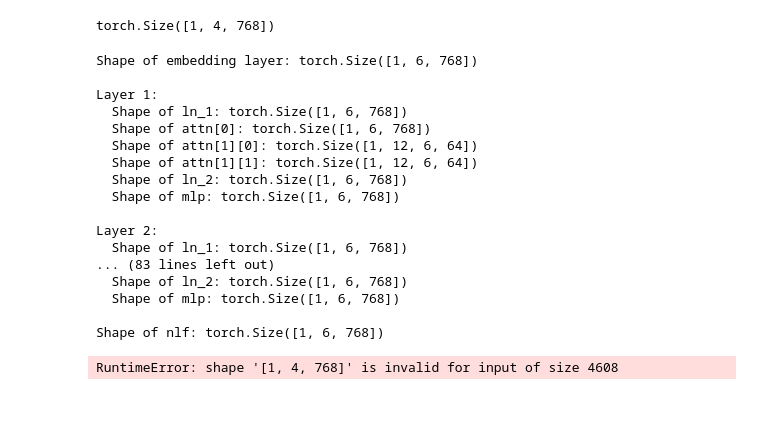
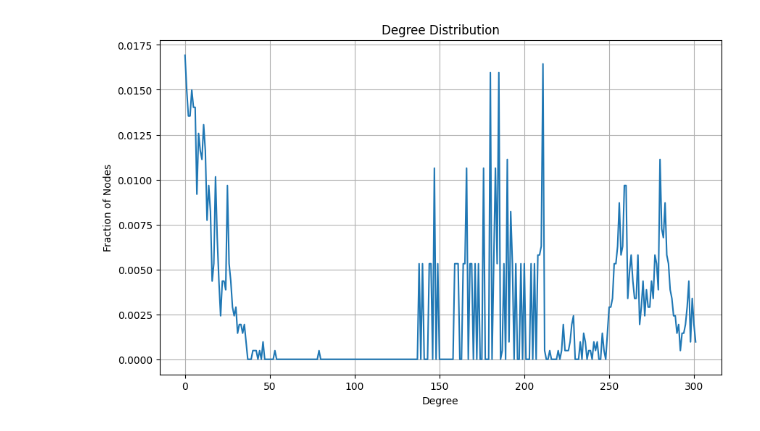
Before and after one commit to cnai-lab/llmnet, a Jupyter notebook: experiments/gpt_2.ipynb, the cells around one changed output. Cells and saved outputs as stored; diff of their text form; code cells hidden in the pictures.

```diff
--- a/experiments/gpt_2.ipynb
+++ b/experiments/gpt_2.ipynb
@@ -21 +52,18 @@ id = torch.tensor(tokenized_dataset['input_ids'][2])
+# %%
+output = model(**encoded_input, use_cache = True, output_attentions = True, output_hidden_states = True)
+# %%
+b = encoded_input['input_ids'].shape
+a = output.past_key_values[0][0][0].shape
+main = torch.empty(0)
+for l in range(b[0]):
+  mat = torch.empty(0)
+  for i in range(1, 12):
+    mat = torch.cat((mat, output.hidden_states[0][l]), 0)
+    mat = torch.cat((mat, output.hidden_states[i][l]), 0)
+    for j in range(2):
+        mat = torch.cat((mat, output.past_key_values[i][j][l].reshape(a[1], a[0]*a[2])), 0)
+  main = torch.cat((main, mat), 1)
+# %%
+main = main.to('cuda')
+corr = torch.corrcoef(main)
 # %%
@@ -144,43 +72,0 @@ list(hidden_features.keys())
-# %%
-hidden_features['embedding'].shape
-for i in range(1, 13):
-  hidden_features['layers'][f'layer_{i}']['ln_1'].shape
-  hidden_features['layers'][f'layer_{i}']['attn'][0].shape
-  hidden_features['layers'][f'layer_{i}']['attn'][1][0].shape
-  hidden_features['layers'][f'layer_{i}']['attn'][1][1].shape
-  hidden_features['layers'][f'layer_{i}']['ln_2'].shape
-  hidden_features['layers'][f'layer_{i}']['mlp'].shape
-hidden_features['nlf'][0].shape
-# %% [output]
-torch.Size([1, 4, 768])
-# %%
-print("Shape of embedding layer:", hidden_features['embedding'].shape)
-
-for i in range(1, 13):
-    print(f"\nLayer {i}:")
-    print("  Shape of ln_1:", hidden_features['layers'][f'layer_{i}']['ln_1'].shape)
-    print("  Shape of attn[0]:", hidden_features['layers'][f'layer_{i}']['attn'][0].shape)
-    print("  Shape of attn[1][0]:", hidden_features['layers'][f'layer_{i}']['attn'][1][0].shape)
-    print("  Shape of attn[1][1]:", hidden_features['layers'][f'layer_{i}']['attn'][1][1].shape)
-    print("  Shape of ln_2:", hidden_features['layers'][f'layer_{i}']['ln_2'].shape)
-    print("  Shape of mlp:", hidden_features['layers'][f'layer_{i}']['mlp'].shape)
-
-print("\nShape of nlf:", hidden_features['nlf'][0].shape)
-# %% [output]
-Shape of embedding layer: torch.Size([1, 6, 768])
-
-Layer 1:
-  Shape of ln_1: torch.Size([1, 6, 768])
-  Shape of attn[0]: torch.Size([1, 6, 768])
-  Shape of attn[1][0]: torch.Size([1, 12, 6, 64])
-  Shape of attn[1][1]: torch.Size([1, 12, 6, 64])
-  Shape of ln_2: torch.Size([1, 6, 768])
-  Shape of mlp: torch.Size([1, 6, 768])
-
-Layer 2:
-  Shape of ln_1: torch.Size([1, 6, 768])
-... (83 lines left out)
-  Shape of ln_2: torch.Size([1, 6, 768])
-  Shape of mlp: torch.Size([1, 6, 768])
-
-Shape of nlf: torch.Size([1, 6, 768])
@@ -215,5 +73,15 @@ def concatenate_tensors(features):
-# %%
-result = concatenate_tensors(hidden_features)
-print("Concatenated Result Shape:", result.shape)
-# %% [output]
-RuntimeError: shape '[1, 4, 768]' is invalid for input of size 4608
+# %%
+degree_distribution = torch.sum(corr, dim=0)
+# %%
+degree_counts = torch.bincount(degree_distribution[degree_distribution >= 0].int())
+degree_fractions = degree_counts / degree_distribution.shape[0]
+
+plt.figure(figsize=(10, 6))
+plt.plot(degree_fractions.cpu())
+plt.title('Degree Distribution')
+plt.xlabel('Degree')
+plt.ylabel('Fraction of Nodes')
+plt.grid(True)
+plt.show()
+# %% [output]
+[figure, added]
```
Also changed, not shown: parts of 19 cells of this notebook.
